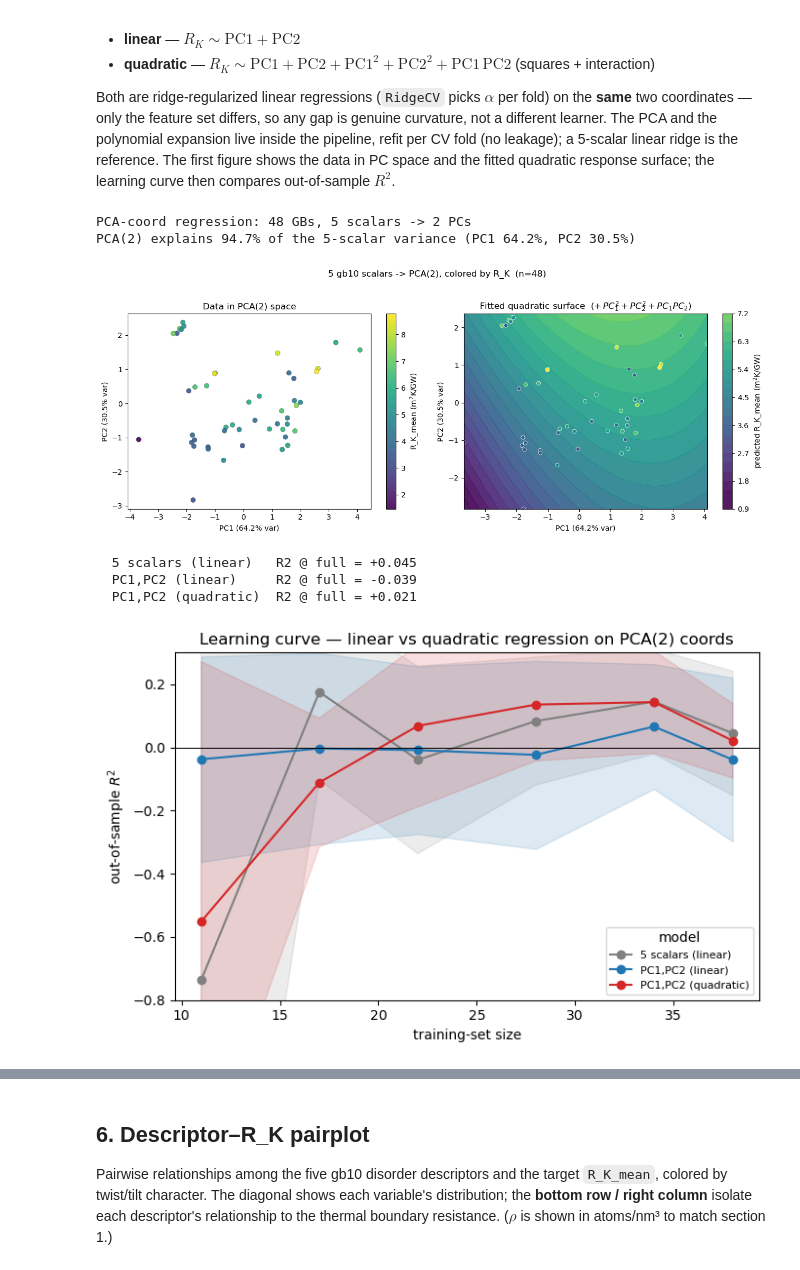
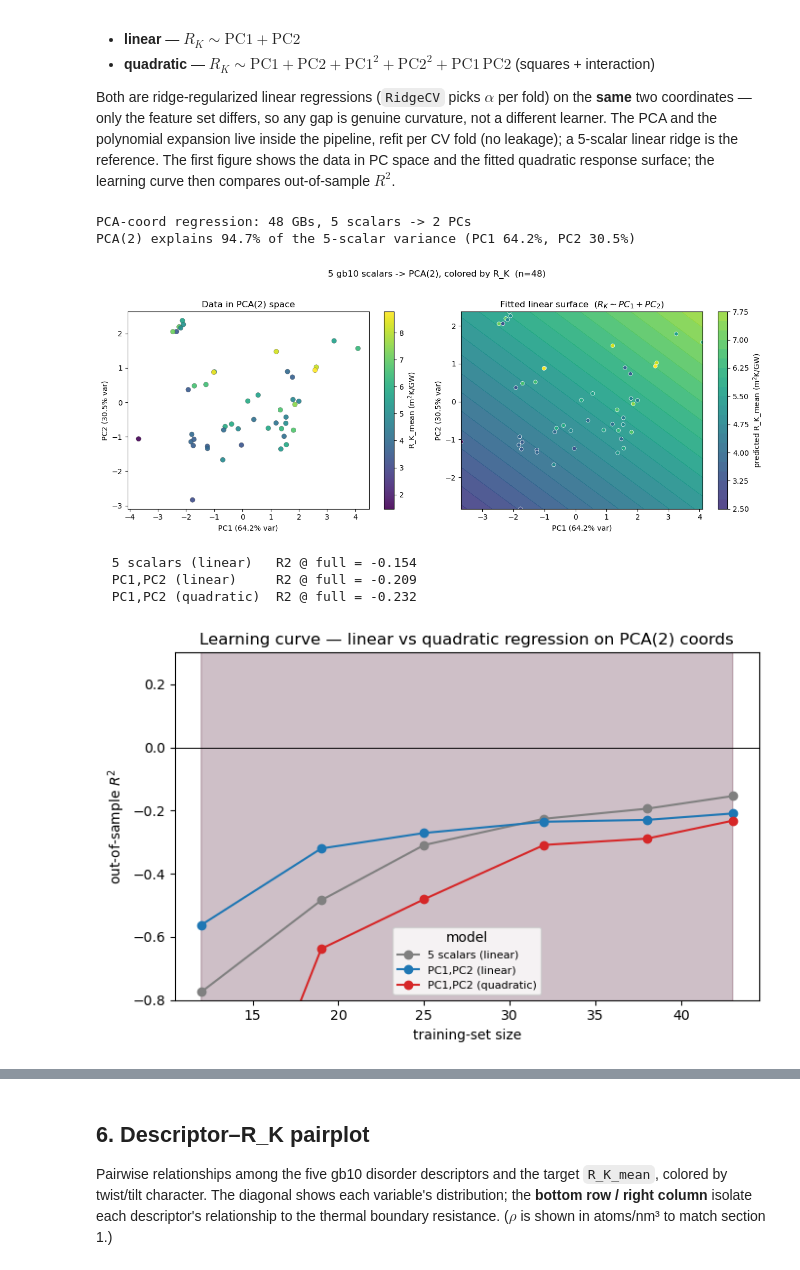
Before and after one commit to dawsonren/PSED, a Jupyter notebook: gpumd/ml_pipeline.ipynb, the cells around one changed output, grey strips where cells are left out. Drawn from its saved outputs; the diff is of its cells as text; code cells hidden in the pictures.

```diff
--- a/gpumd/ml_pipeline.ipynb
+++ b/gpumd/ml_pipeline.ipynb
@@ -53,6 +53,10 @@ TARGET_LABEL = f"{TARGET} ({TBR_UNIT})"
 # raise this via the PSED_N_JOBS env var when on a dedicated compute node.
 N_JOBS = int(os.environ.get("PSED_N_JOBS", "4"))
 
+# Repeated-CV evaluation protocol, shared across every section that trains a
+# model so the out-of-sample R^2 numbers are directly comparable.
+N_SPLITS, N_REPEATS = 10, 20
+
 # The five structural measures of disorder (per subset).
 DESC_NAMES  = ["sigma_theta", "sigma_l", "H_phi", "A_RDF", "rho"]
 DESC_COLS   = [f"{SUBSET}_{m}" for m in DESC_NAMES]
@@ -294,7 +329,7 @@ from sklearn.preprocessing import StandardScaler, PolynomialFeatures
 from sklearn.decomposition import PCA
 from sklearn.pipeline import Pipeline
 from sklearn.linear_model import RidgeCV
-from sklearn.model_selection import KFold, learning_curve
+from sklearn.model_selection import KFold, RepeatedKFold, learning_curve
 
 emb_mask = df[DESC_COLS].notna().all(axis=1) & df[TARGET].notna()
 Xs = df.loc[emb_mask, DESC_COLS].to_numpy()
@@ -311,15 +346,14 @@ evr = emb.named_steps["pca"].explained_variance_ratio_
 print(f"PCA(2) explains {evr.sum():.1%} of the 5-scalar variance "
       f"(PC1 {evr[0]:.1%}, PC2 {evr[1]:.1%})")
 
-# Fit the quadratic model on all data once, purely to draw its response surface.
-quad_all = Pipeline([("poly", PolynomialFeatures(degree=2, include_bias=False)),
-                     ("m", RidgeCV(alphas=ALPHAS))]).fit(Z, ye)
+# Fit the linear model on all data once, purely to draw its response surface.
+lin_all = RidgeCV(alphas=ALPHAS).fit(Z, ye)
 gx, gy = np.meshgrid(np.linspace(Z[:, 0].min(), Z[:, 0].max(), 150),
                      np.linspace(Z[:, 1].min(), Z[:, 1].max(), 150))
-gp = quad_all.predict(np.c_[gx.ravel(), gy.ravel()]).reshape(gx.shape)
+gp = lin_all.predict(np.c_[gx.ravel(), gy.ravel()]).reshape(gx.shape)
 vmin, vmax = ye.min(), ye.max()
 
-# --- (a) data in PC space and the fitted quadratic surface --------------------
+# --- (a) data in PC space and the fitted linear surface ----------------------
 fig, axes = plt.subplots(1, 2, figsize=(13, 5))
 sc0 = axes[0].scatter(Z[:, 0], Z[:, 1], c=ye, cmap="viridis", vmin=vmin, vmax=vmax,
                       s=45, alpha=0.9, edgecolor="0.3", linewidth=0.3)
@@ -329,7 +363,7 @@ cf = axes[1].contourf(gx, gy, gp, levels=20, cmap="viridis", vmin=vmin, vmax=vma
 fig.colorbar(cf, ax=axes[1], label=f"predicted {TARGET_LABEL}")
 axes[1].scatter(Z[:, 0], Z[:, 1], c=ye, cmap="viridis", vmin=vmin, vmax=vmax,
                 s=28, edgecolor="white", linewidth=0.5)
-axes[1].set_title(r"Fitted quadratic surface  ($+\,PC_1^2+PC_2^2+PC_1 PC_2$)")
+axes[1].set_title(r"Fitted linear surface  ($R_K \sim PC_1 + PC_2$)")
 for ax in axes:
     ax.set_xlabel(f"PC1 ({evr[0]:.1%} var)"); ax.set_ylabel(f"PC2 ({evr[1]:.1%} var)")
 fig.suptitle(f"5 gb10 scalars -> PCA(2), colored by R_K  (n={len(Z)})", y=1.02)
@@ -348,36 +382,36 @@ models = {
                                      ("pca", PCA(2, random_state=RANDOM_STATE)),
                                      ("poly", PolynomialFeatures(2, include_bias=False)),
                                      ("sc2", StandardScaler()),
                                      ("m", RidgeCV(alphas=ALPHAS))]),
 }
 colors = {"5 scalars (linear)": "0.5", "PC1,PC2 (linear)": "#1f77b4",
           "PC1,PC2 (quadratic)": "#d62728"}
 sizes = np.array([0.3, 0.45, 0.6, 0.75, 0.9, 1.0])
 
 fig, ax = plt.subplots(figsize=(7, 4.5))
 with warnings.catch_warnings():
     warnings.simplefilter("ignore")
     for name, pipe in models.items():
         ts, _, te = learning_curve(
             pipe, Xs, ye, train_sizes=sizes, scoring="r2", shuffle=True,
             random_state=RANDOM_STATE,
-            cv=KFold(5, shuffle=True, random_state=RANDOM_STATE))
+            cv=RepeatedKFold(n_splits=N_SPLITS, n_repeats=N_REPEATS, random_state=RANDOM_STATE))
         ax.plot(ts, te.mean(1), "o-", color=colors[name], label=name)
         ax.fill_between(ts, te.mean(1) - te.std(1), te.mean(1) + te.std(1),
                         color=colors[name], alpha=0.15)
         print(f"  {name:20s} R2 @ full = {te.mean(1)[-1]:+.3f}")
 ax.axhline(0, color="k", lw=0.7)
 ax.set_xlabel("training-set size"); ax.set_ylabel("out-of-sample $R^2$")
 ax.set_ylim(-0.8, 0.3)  # models overfit below ~20 GBs; clip the small-N dip
 ax.set_title("Learning curve — linear vs quadratic regression on PCA(2) coords")
 ax.legend(fontsize=8, title="model")
 fig.tight_layout()
 plt.show()
 # %% [output]
 PCA-coord regression: 48 GBs, 5 scalars -> 2 PCs
 PCA(2) explains 94.7% of the 5-scalar variance (PC1 64.2%, PC2 30.5%)
-[figure, old version]
+[figure, new version]
-  5 scalars (linear)   R2 @ full = +0.045
-  PC1,PC2 (linear)     R2 @ full = -0.039
-  PC1,PC2 (quadratic)  R2 @ full = +0.021
+  5 scalars (linear)   R2 @ full = -0.154
+  PC1,PC2 (linear)     R2 @ full = -0.209
+  PC1,PC2 (quadratic)  R2 @ full = -0.232
-[figure, old version]
+[figure, new version]
```
Also changed, not shown: parts of 23 cells of this notebook, 24 other files.
